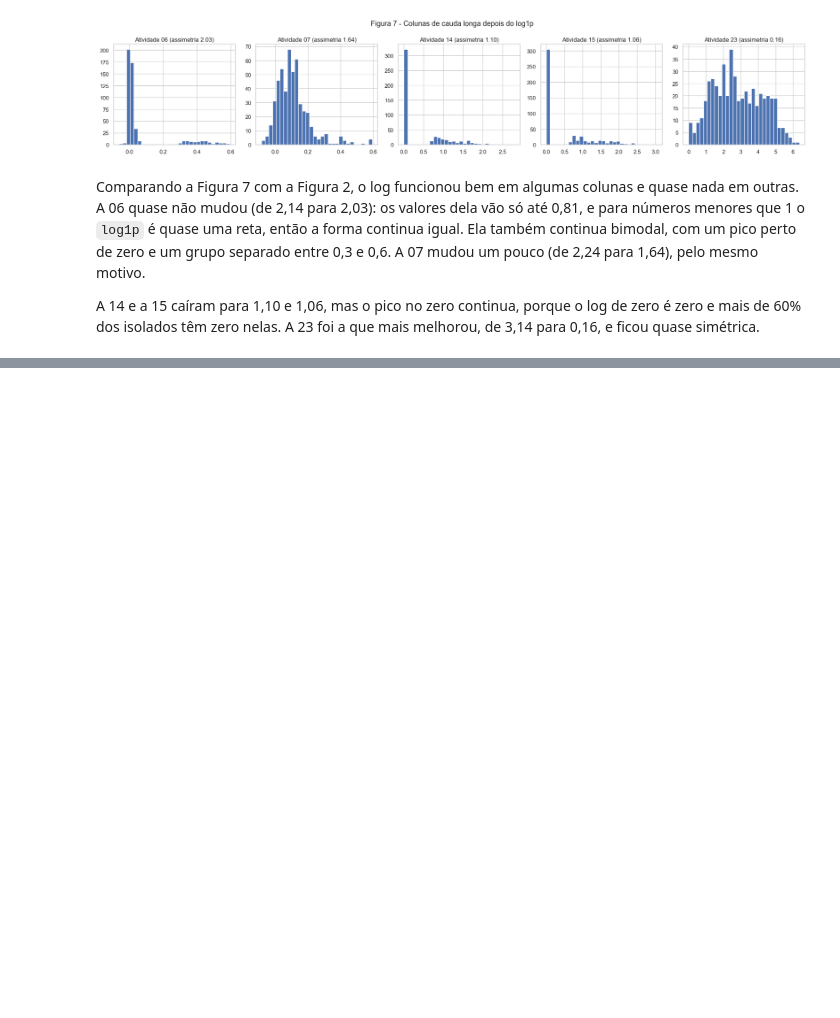
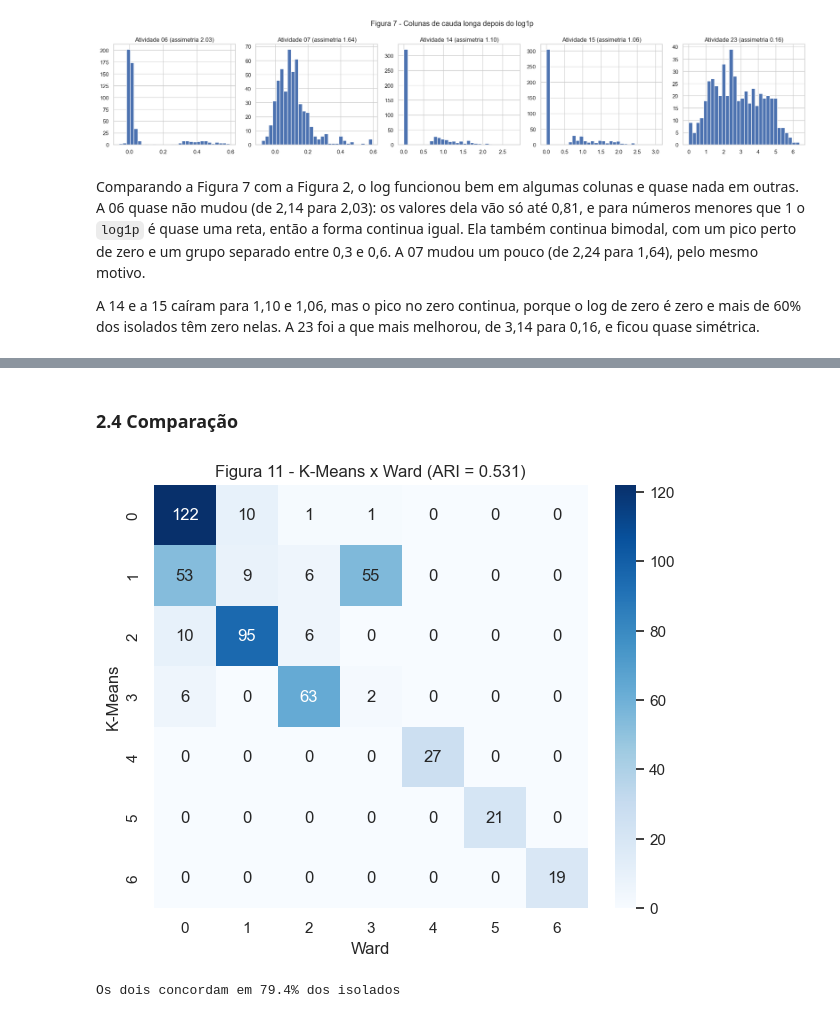
Before and after one commit to dharahadi/t1-aprendizado-maquina, a Jupyter notebook: T1_Regenera.ipynb, the cells around one changed output, grey strips where cells are left out. Saved outputs shown, nothing was run; the diff lists cells and outputs as text; code cells hidden in the pictures; blank space fills up the shorter version.

```diff
--- a/T1_Regenera.ipynb
+++ b/T1_Regenera.ipynb
@@ -526,0 +717,16 @@ A 14 e a 15 caíram para 1,10 e 1,06, mas o pico no zero continua, porque o log
+# %% [markdown]
+### 2.4 Comparação
+# %%
+ct = pd.crosstab(lab_km, lab_hc, rownames=["K-Means"], colnames=["Ward"])
+
+plt.figure(figsize=(7, 5.5))
+sns.heatmap(ct, annot=True, fmt="d", cmap="Blues")
+plt.title(f"Figura 11 - K-Means x Ward (ARI = {adjusted_rand_score(lab_km, lab_hc):.3f})")
+plt.show()
+
+casa = ct.idxmax(axis=0)  # para cada grupo do ward, o grupo do k-means com mais isolados em comum
+concorda = (pd.Series(lab_hc).map(casa).values == lab_km).mean()
+print(f"Os dois concordam em {concorda:.1%} dos isolados")
+# %% [output]
+[figure, added]
+Os dois concordam em 79.4% dos isolados
```
Also changed, not shown: parts of 17 cells of this notebook.
